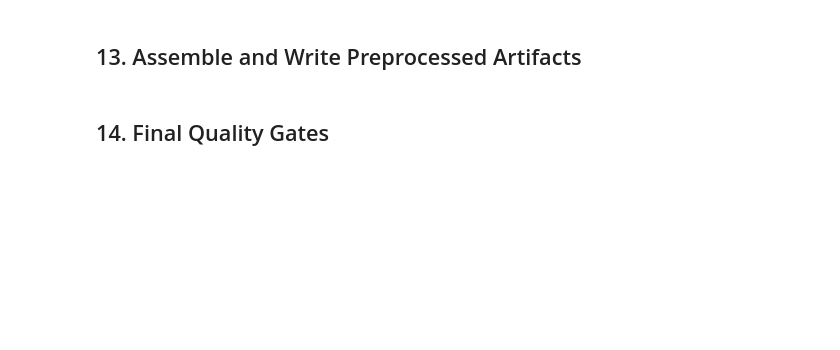
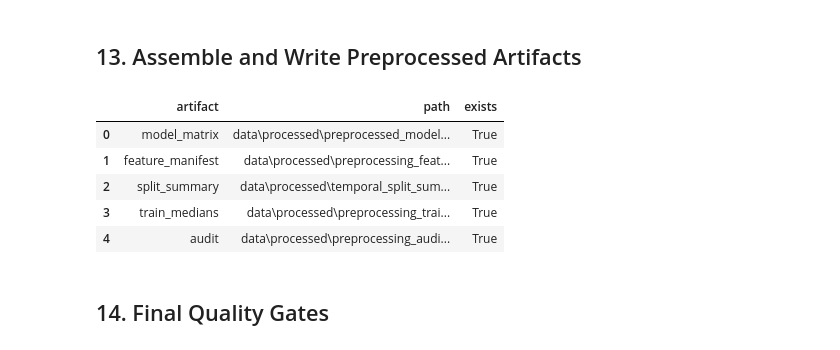
Before and after one commit to Danny2xx/AQUASENSE-AI, a Jupyter notebook: notebooks/03_preprocessing.ipynb, the cells around one changed output. Cells and saved outputs as stored; diff of their text form; code cells hidden in the pictures; blank space fills up the shorter version.

```diff
--- a/notebooks/03_preprocessing.ipynb
+++ b/notebooks/03_preprocessing.ipynb
@@ -581,6 +761,7 @@ id_cols = ["timestamp", "facility_id", "split"]
 audit_context_cols = [
     "breach_now_bool", "sensor_status", "was_inserted_timestamp",
     "has_full_history_window", "row_number_by_facility",
+    "breach_episode_id", "incident_group_id", "minutes_to_next_breach",
 ]
 optional_context = ["compliance_status", "main_risk_driver", "current_breach_reason", "event_type"]
 context_cols = [col for col in audit_context_cols + optional_context if col in supervised.columns]
@@ -603,33 +784,41 @@ model_matrix.to_csv(OUTPUTS["model_matrix"], index=False)
 audit = {
     "input_rows": int(len(operational)),
     "regularised_rows": int(len(work)),
     "supervised_rows": int(len(supervised)),
     "duplicate_rows_removed": int(duplicate_rows_removed),
     "inserted_timestamp_rows": int(inserted_timestamp_rows),
     "sample_interval_minutes": int(sample_minutes),
     "max_lag_minutes": int(max_lag_steps * sample_minutes),
     "max_prediction_horizon_minutes": int(max_horizon),
     "feature_policy": "real-time sensor and soft-sensor features only; lab/post-hoc/compliance explanation columns excluded",
     "imputation_policy": "short gaps forward-filled causally before feature generation; remaining values median-imputed using train split only",
     "split_policy": "chronological 70/15/15 after warm-up and known target filtering",
     "raw_feature_count": int(len(feature_cols)),
     "candidate_feature_count": int(len(candidate_feature_cols)),
     "kept_feature_count": int(len(kept_imputed_features)),
     "all_nan_feature_count": int(len(all_nan_features)),
     "low_variance_feature_count": int(len(low_variance_features)),
     "high_correlation_drop_count": int(len(high_corr_drop)),
     "target_columns": target_cols,
     "forecast_target_columns": forecast_target_cols,
     "excluded_predictor_columns": post_hoc_or_unavailable,
+    "audit_only_columns": ["breach_episode_id", "incident_group_id", "minutes_to_next_breach"],
     "outputs": {name: str(path.relative_to(ROOT)) for name, path in OUTPUTS.items()},
 }
 OUTPUTS["audit"].write_text(json.dumps(audit, indent=2, default=str), encoding="utf-8")
 
 pd.DataFrame({
     "artifact": OUTPUTS.keys(),
     "path": [str(path.relative_to(ROOT)) for path in OUTPUTS.values()],
     "exists": [path.exists() for path in OUTPUTS.values()],
 })
+# %% [output]
+|  | artifact | path | exists |
+| 0 | model_matrix | data\processed\preprocessed_model... | True |
+| 1 | feature_manifest | data\processed\preprocessing_feat... | True |
+| 2 | split_summary | data\processed\temporal_split_sum... | True |
+| 3 | train_medians | data\processed\preprocessing_trai... | True |
+| 4 | audit | data\processed\preprocessing_audi... | True |
 # %% [markdown]
 ## 14. Final Quality Gates
 # %%
```
Also changed, not shown: parts of 15 cells of this notebook, 3 other files.
